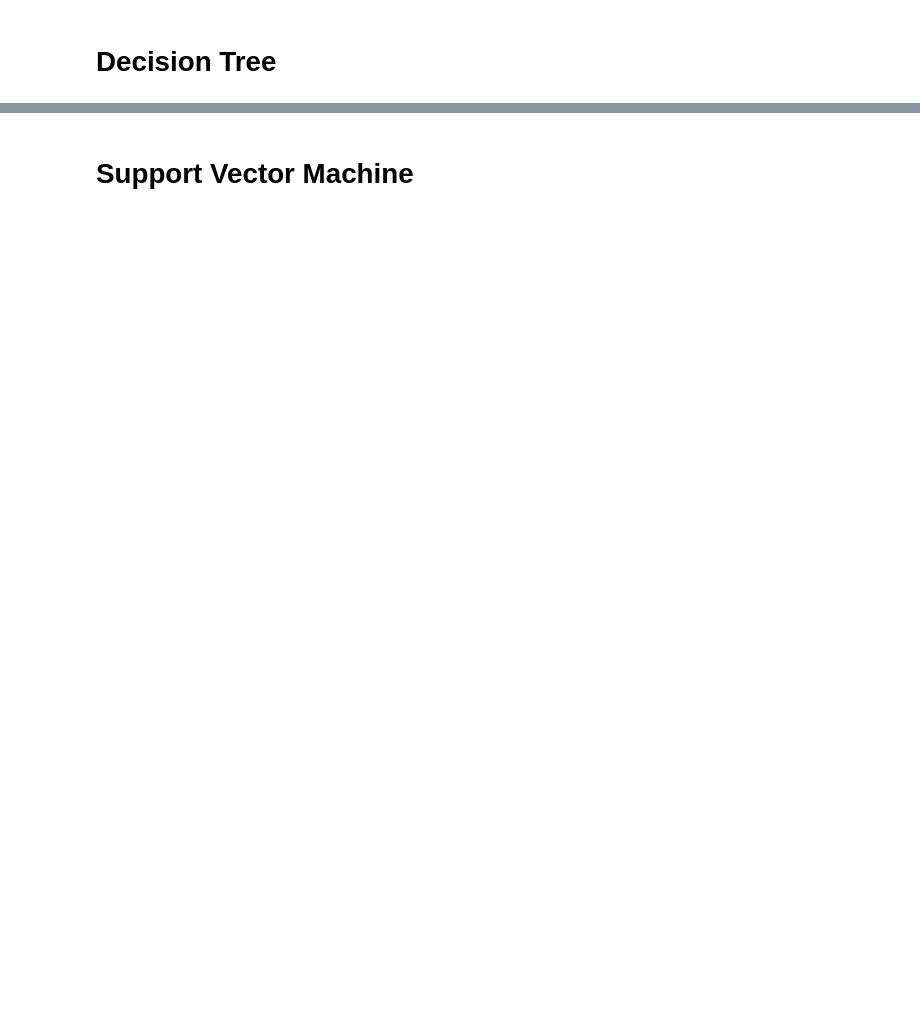
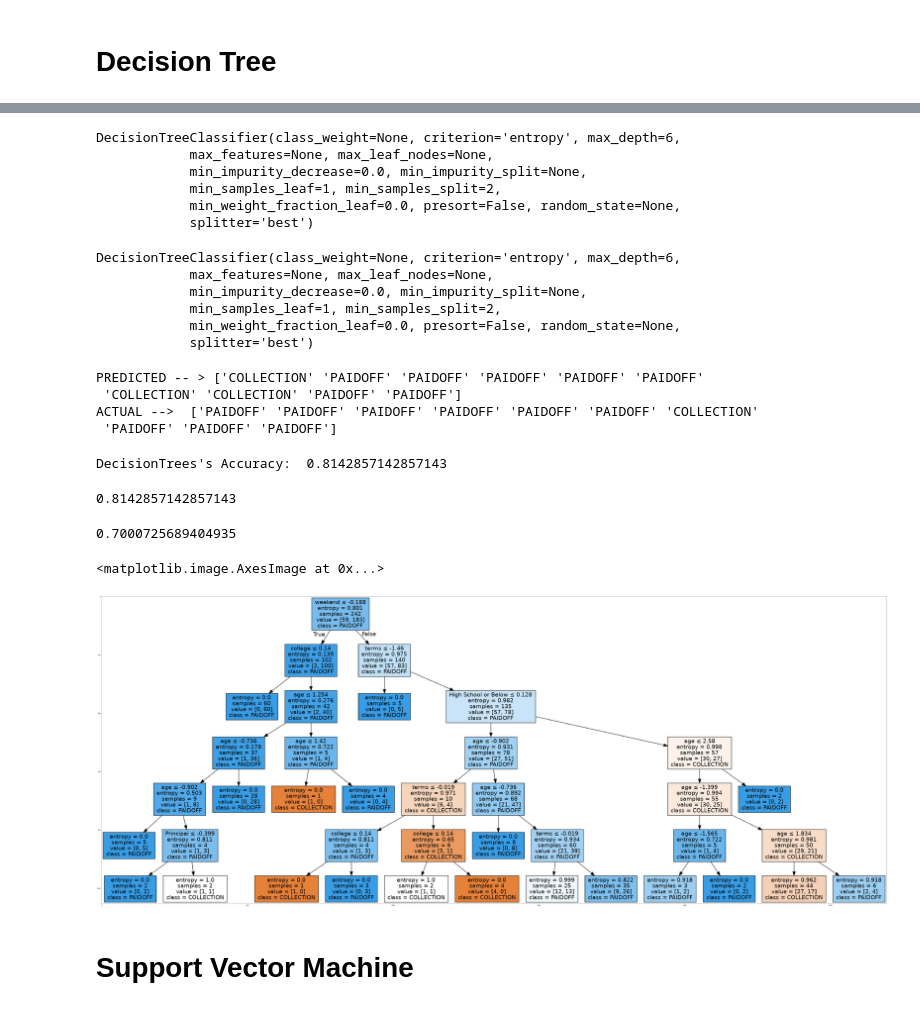
Before and after one commit to HanuPriyaSaravanan/Classification, a Jupyter notebook: Notebook.ipynb, the cells around one changed output, grey strips where cells are left out. Saved outputs shown, nothing was run; the diff lists cells and outputs as text; code cells hidden in the pictures; blank space fills up the shorter version.

```diff
--- a/Notebook.ipynb
+++ b/Notebook.ipynb
@@ -288,0 +372,2 @@ Notice: You should find the best k to build the model with the best accuracy.
+# %%
+X_trainset, X_testset, y_trainset, y_testset = train_test_split(X, y, test_size=0.3, random_state=3)
@@ -288,0 +381,21 @@ Notice: You should find the best k to build the model with the best accuracy.
+# %%
+
+loanTree = DecisionTreeClassifier(criterion="entropy",max_depth=6)
+loanTree # SHOWS DEFAULT PARAMS
+# %% [output]
+DecisionTreeClassifier(class_weight=None, criterion='entropy', max_depth=6,
+            max_features=None, max_leaf_nodes=None,
+            min_impurity_decrease=0.0, min_impurity_split=None,
+            min_samples_leaf=1, min_samples_split=2,
+            min_weight_fraction_leaf=0.0, presort=False, random_state=None,
+            splitter='best')
+# %%
+# train the model on training set
+loanTree.fit(X_trainset,y_trainset)
+# %% [output]
+DecisionTreeClassifier(class_weight=None, criterion='entropy', max_depth=6,
+            max_features=None, max_leaf_nodes=None,
+            min_impurity_decrease=0.0, min_impurity_split=None,
+            min_samples_leaf=1, min_samples_split=2,
+            min_weight_fraction_leaf=0.0, presort=False, random_state=None,
+            splitter='best')
@@ -288,0 +404,26 @@ Notice: You should find the best k to build the model with the best accuracy.
+# %%
+
+# Lets see the Output of 5 results
+print ("PREDICTED -- >", predTree [0:10])
+print ("ACTUAL --> ", y_testset [0:10])
+# %% [output]
+PREDICTED -- > ['COLLECTION' 'PAIDOFF' 'PAIDOFF' 'PAIDOFF' 'PAIDOFF' 'PAIDOFF'
+ 'COLLECTION' 'COLLECTION' 'PAIDOFF' 'PAIDOFF']
+ACTUAL -->  ['PAIDOFF' 'PAIDOFF' 'PAIDOFF' 'PAIDOFF' 'PAIDOFF' 'PAIDOFF' 'COLLECTION'
+ 'PAIDOFF' 'PAIDOFF' 'PAIDOFF']
+# %%
+from sklearn import metrics
+import matplotlib.pyplot as plt
+print("DecisionTrees's Accuracy: ", metrics.accuracy_score(y_testset, predTree))
+# %% [output]
+DecisionTrees's Accuracy:  0.8142857142857143
+# %%
+from sklearn.metrics import jaccard_similarity_score
+jaccard_similarity_score( y_testset, predTree)
+# %% [output]
+0.8142857142857143
+# %%
+from sklearn.metrics import f1_score
+f1_score( y_testset, predTree, average='weighted')
+# %% [output]
+0.7000725689404935
@@ -289,2 +436,17 @@ Notice: You should find the best k to build the model with the best accuracy.
+# %%
+
+dot_data = StringIO()
+filename = "loantree.png"
+featureNames = Feature.columns[:]
+targetNames = df["loan_status"].unique().tolist()
+out=tree.export_graphviz(loanTree,feature_names=featureNames, out_file=dot_data, class_names= np.unique(y_trainset), filled=True,  special_characters=True,rotate=False)
+graph = pydotplus.graph_from_dot_data(dot_data.getvalue())
+graph.write_png(filename)
+img = mpimg.imread(filename)
+plt.figure(figsize=(100, 200))
+plt.imshow(img,interpolation='nearest')
+# %% [output]
+<matplotlib.image.AxesImage at 0x...>
+[figure, added]
 # %% [markdown]
 # Support Vector Machine
```
Also changed, not shown: parts of 51 cells of this notebook.
